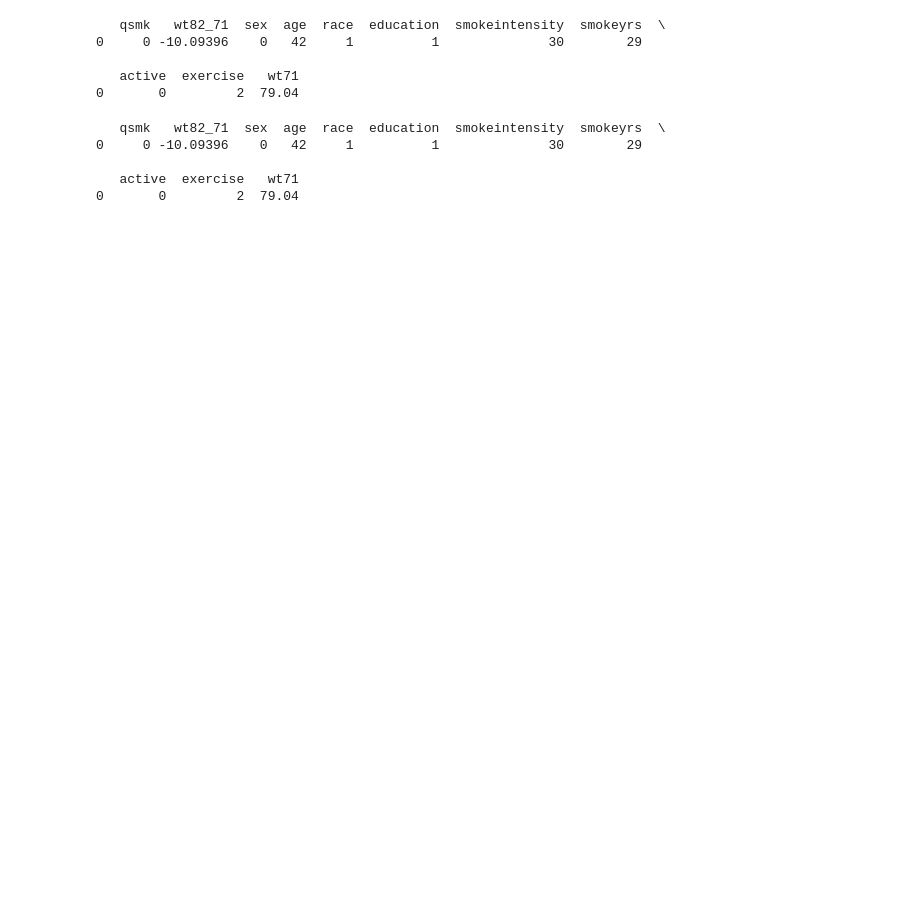
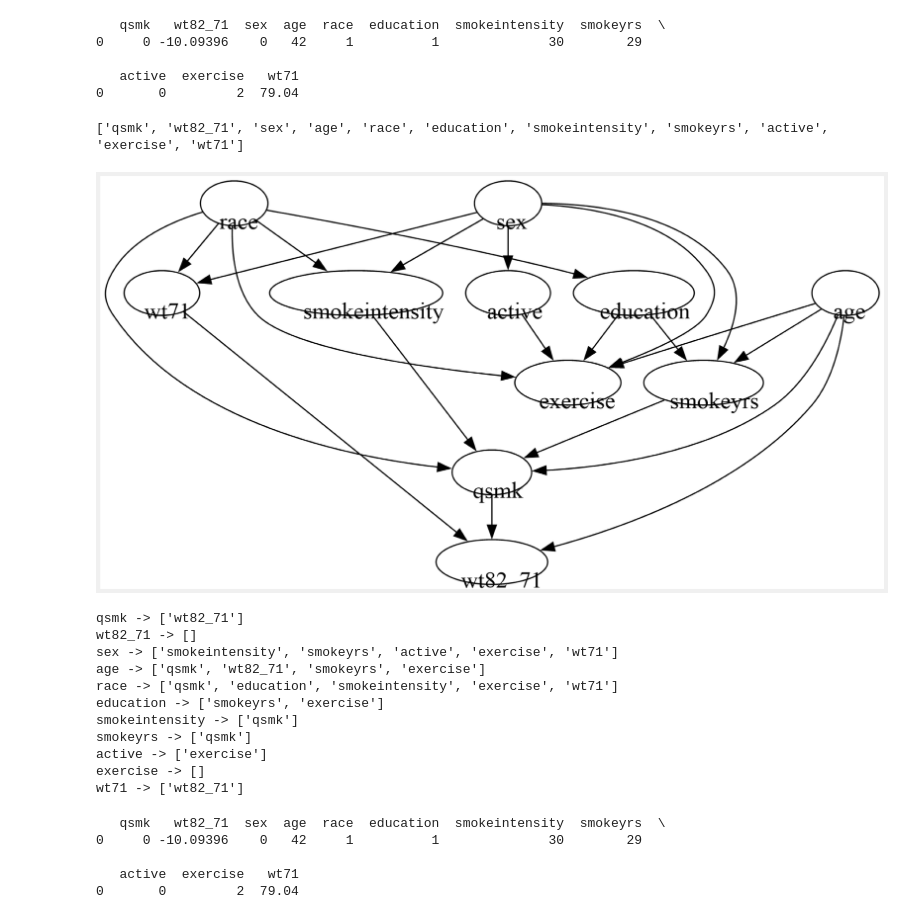
Before and after one commit to xiang90-hc/Causal, a Jupyter notebook: NHEFS_new.ipynb, the cells around one changed output. Saved outputs shown, nothing was run; the diff lists cells and outputs as text; code cells hidden in the pictures; blank space fills up the shorter version.

```diff
--- a/NHEFS_new.ipynb
+++ b/NHEFS_new.ipynb
@@ -55,6 +55,65 @@ print(df.head(1))
 
    active  exercise   wt71
 0       0         2  79.04
+# %%
+from causallearn.search.ConstraintBased.PC import pc
+from causallearn.utils.PCUtils.BackgroundKnowledge import BackgroundKnowledge
+from causallearn.graph.GraphClass import CausalGraph
+
+nhefs = df.copy()
+cols = list(nhefs.columns)
+print(cols)
+protected = ["sex", "race", "age"]
+bk = BackgroundKnowledge()
+cg = CausalGraph(len(cols))
+nodes = cg.G.get_nodes()
+
+for i, a in enumerate(cols):
+    for b in protected:
+        if a != b:
+            index_b = cols.index(b)
+            bk.add_forbidden_by_node(nodes[i], nodes[index_b])
+
+cg = pc(nhefs.to_numpy(), 0.05, "mv_fisherz", True, 0, 0, mvpc=True, background_knowledge=bk)
+
+cg.draw_pydot_graph(labels=list(nhefs.columns))
+#cg.draw_pydot_graph()
+
+
+def cg_to_nx_dag(cg, labels):
+    Gmat = cg.G.graph
+    n = Gmat.shape[0]
+    G = nx.DiGraph()
+    G.add_nodes_from(labels)
+
+    for i in range(n):
+        for j in range(i + 1, n):
+            a, b = Gmat[j, i], Gmat[i, j]
+
+            if a == 1 and b == -1:       # i -> j
+                G.add_edge(labels[i], labels[j])
+
+            elif a == -1 and b == 1:     # j -> i
+                G.add_edge(labels[j], labels[i])
+    return G
+
+nx_graph = cg_to_nx_dag(cg, cols)
+for node in nx_graph.nodes:
+    print(node, "->", list(nx_graph.successors(node)))
+# %% [output]
+['qsmk', 'wt82_71', 'sex', 'age', 'race', 'education', 'smokeintensity', 'smokeyrs', 'active', 'exercise', 'wt71']
+[figure, added]
+qsmk -> ['wt82_71']
+wt82_71 -> []
+sex -> ['smokeintensity', 'smokeyrs', 'active', 'exercise', 'wt71']
+age -> ['qsmk', 'wt82_71', 'smokeyrs', 'exercise']
+race -> ['qsmk', 'education', 'smokeintensity', 'exercise', 'wt71']
+education -> ['smokeyrs', 'exercise']
+smokeintensity -> ['qsmk']
+smokeyrs -> ['qsmk']
+active -> ['exercise']
+exercise -> []
+wt71 -> ['wt82_71']
 # %%
 """
     causal graph generated by GPT
```
Also changed, not shown: parts of 16 cells of this notebook.
